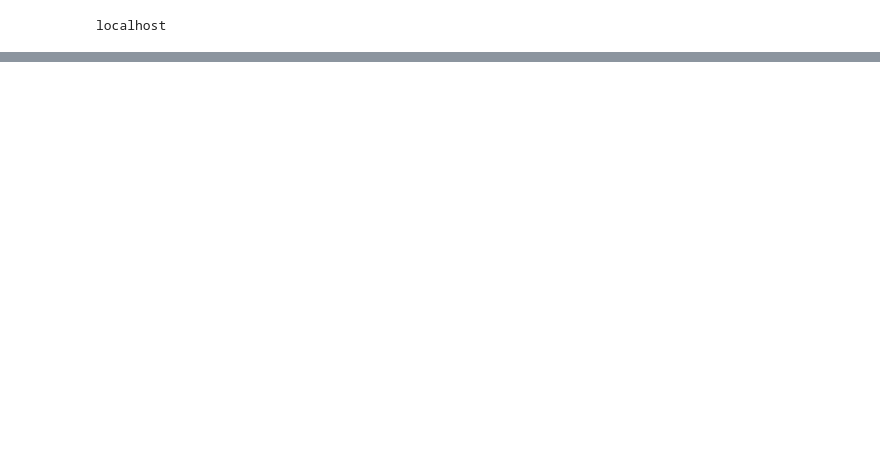
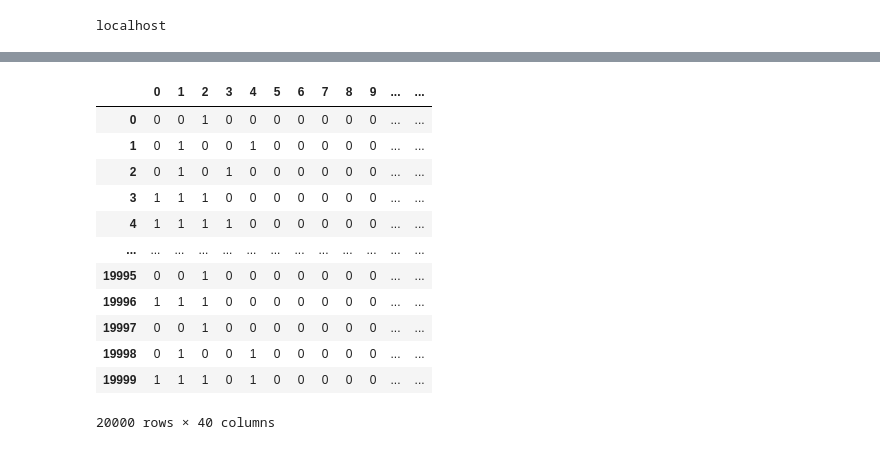
Before and after one commit to benbananas/CS6320, a Jupyter notebook: project_test.ipynb, the cells around one changed output, grey strips where cells are left out. Saved outputs shown, nothing was run; the diff lists cells and outputs as text; code cells hidden in the pictures; blank space fills up the shorter version.

Commit message:
Models built, data gottened

```diff
--- a/project_test.ipynb
+++ b/project_test.ipynb
@@ -48,6 +32,19 @@ print(config.hostname)
 # port_id = 5433
 # %% [output]
 localhost
+# %%
+tables = [tb_city, tb_country]
+table_names = ['city', 'country']
+cols_names = ['id', 'population', 'surface_area', 'indep_year', 'population',
+       'life_expectancy','gnp', 'gnp_old', 'capital']
+# %%
+sqlQuery, vectorQuery = query_maker.generate_queries(tables,
+                                                     table_names,n=20000,
+                                                     max_nr_preds = 2,
+                                                     cols_names=cols_names)
+# %%
+plan_results = []
+actual_results = []
 # %%
 try:
   # need to download postgres and supply your own info
@@ -60,10 +57,11 @@ try:
 
   cur = connection.cursor()
 
-  cur.execute('explain (format json, analyze) select * from exams_sample')
-  result = cur.fetchone()[0][0]
-  print(result['Plan']['Plan Rows'])
-  print(result['Plan']['Actual Rows'])
+  for query in sqlQuery:
+    cur.execute('explain (format json, analyze) ' + query)
+    result = cur.fetchone()[0][0]
+    plan_results.append(result['Plan']['Plan Rows'])
+    actual_results.append(result['Plan']['Actual Rows'])
 
 except Exception as error:
   print(error)
@@ -77,0 +113,20 @@ finally:
+# %%
+vectorQuery_df = pd.DataFrame(vectorQuery)
+vectorQuery_df['actual_cardinality'] = actual_results
+vectorQuery_df['postgres_cardinality'] = plan_results
+vectorQuery_df['sql_query'] = sqlQuery
+vectorQuery_df
+# %% [output]
+|  | 0 | 1 | 2 | 3 | 4 | 5 | 6 | 7 | 8 | 9 | ... | ... |
+| 0 | 0 | 0 | 1 | 0 | 0 | 0 | 0 | 0 | 0 | 0 | ... | ... |
+| 1 | 0 | 1 | 0 | 0 | 1 | 0 | 0 | 0 | 0 | 0 | ... | ... |
+| 2 | 0 | 1 | 0 | 1 | 0 | 0 | 0 | 0 | 0 | 0 | ... | ... |
+| 3 | 1 | 1 | 1 | 0 | 0 | 0 | 0 | 0 | 0 | 0 | ... | ... |
+| 4 | 1 | 1 | 1 | 1 | 0 | 0 | 0 | 0 | 0 | 0 | ... | ... |
+| ... | ... | ... | ... | ... | ... | ... | ... | ... | ... | ... | ... | ... |
+| 19995 | 0 | 0 | 1 | 0 | 0 | 0 | 0 | 0 | 0 | 0 | ... | ... |
+| 19996 | 1 | 1 | 1 | 0 | 0 | 0 | 0 | 0 | 0 | 0 | ... | ... |
+| 19997 | 0 | 0 | 1 | 0 | 0 | 0 | 0 | 0 | 0 | 0 | ... | ... |
+| 19998 | 0 | 1 | 0 | 0 | 1 | 0 | 0 | 0 | 0 | 0 | ... | ... |
+| 19999 | 1 | 1 | 1 | 0 | 1 | 0 | 0 | 0 | 0 | 0 | ... | ... |
+20000 rows × 40 columns
```
Also changed, not shown: parts of 8 cells of this notebook, 8 other files.
